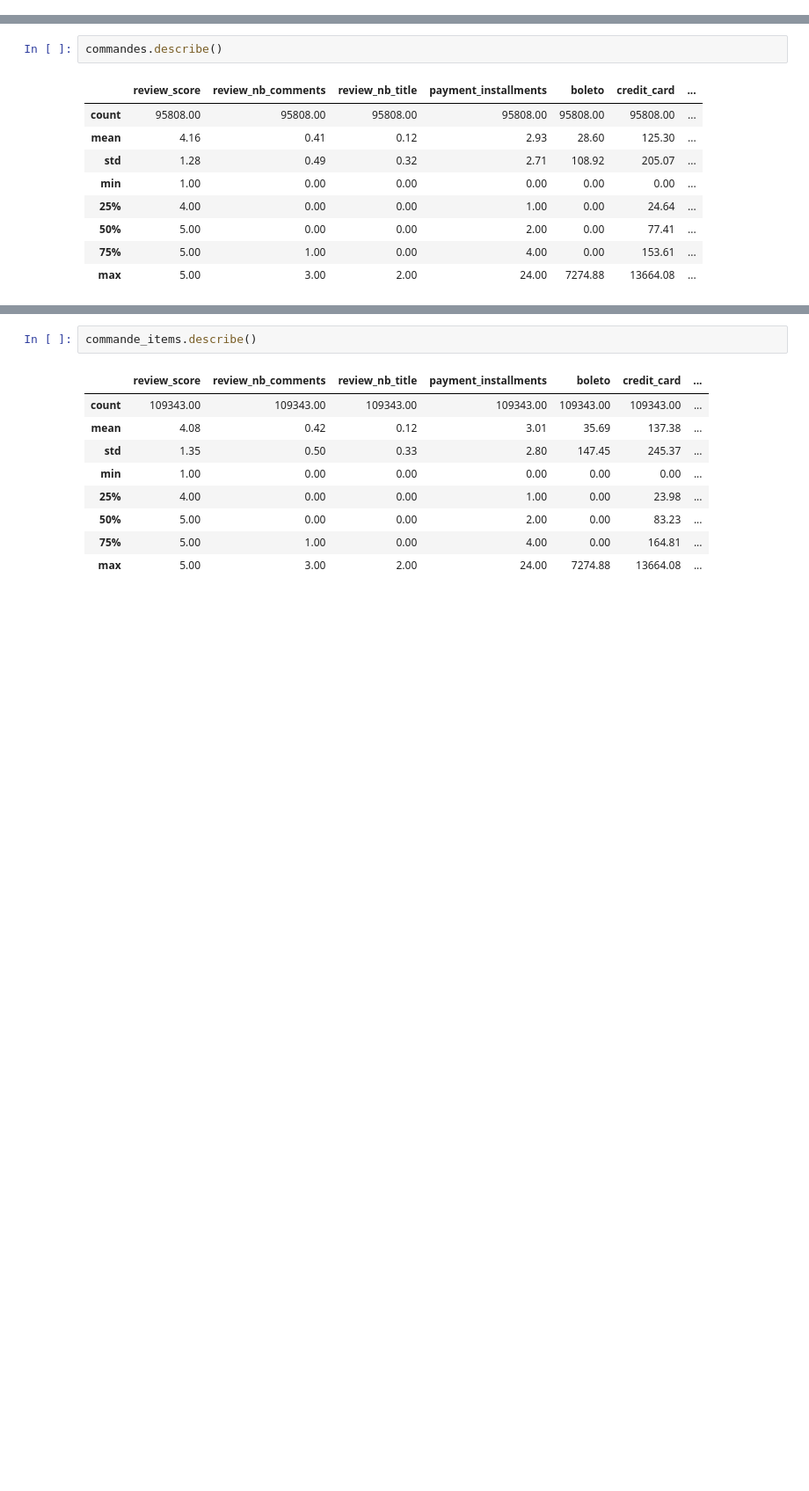
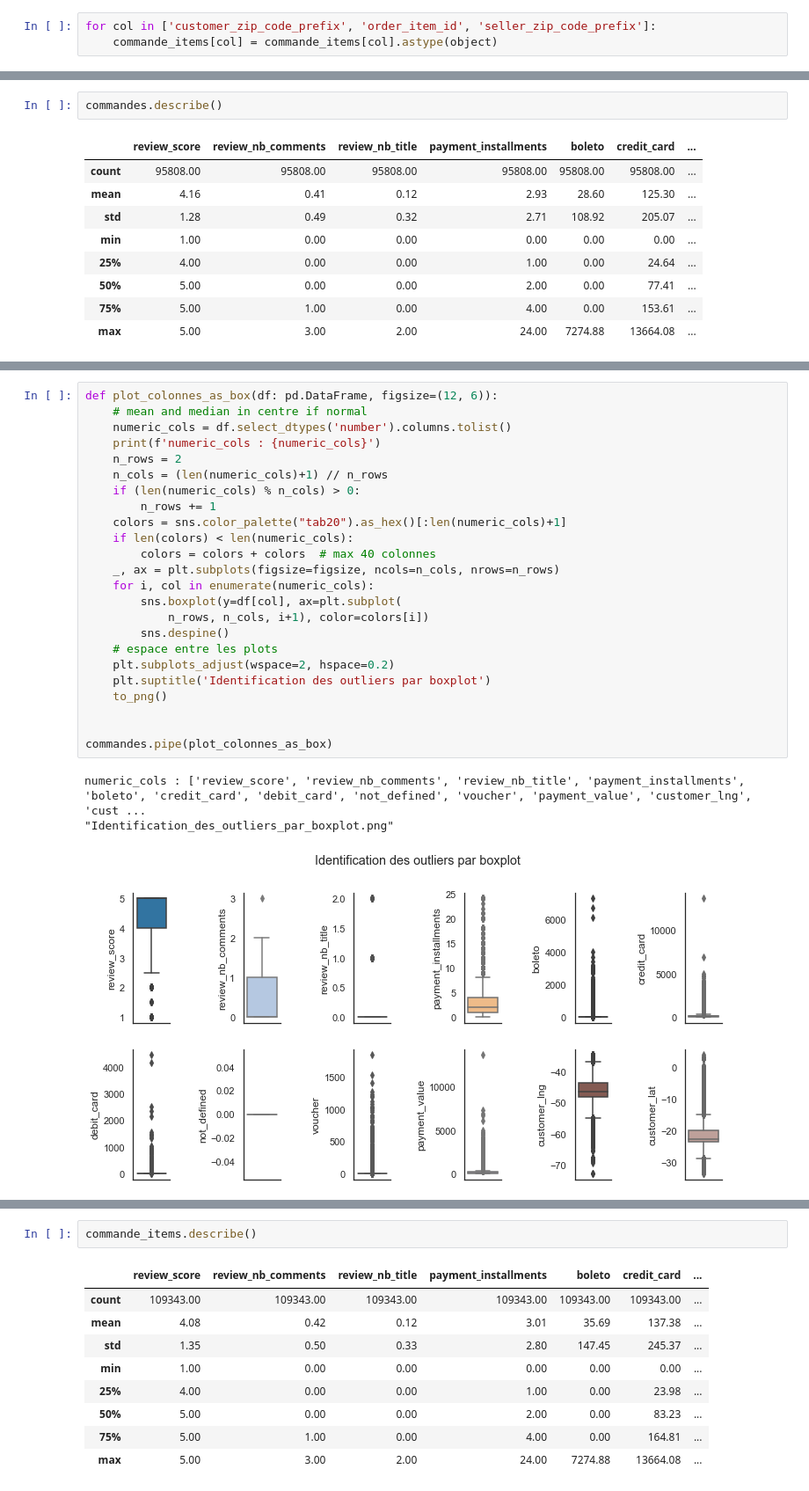
Before and after one commit to mrcreasey/oc-ds-p5-unsupervised-clustering, a Jupyter notebook: P5_01_analyse.ipynb, the cells around one changed output, grey strips where cells are left out. Shown at 88% size. Drawn from its saved outputs; the diff is of its cells as text; blank space fills up the shorter version.

```diff
--- a/P5_01_analyse.ipynb
+++ b/P5_01_analyse.ipynb
@@ -1264,3 +1283,6 @@ Series([], dtype: float64)
+# %%
+for col in ['customer_zip_code_prefix', 'order_item_id', 'seller_zip_code_prefix']:
+    commande_items[col] = commande_items[col].astype(object)
 # %% [markdown]
 ### Création de la table 'clients' (RFM et autres indicateurs client)
 
@@ -1324,0 +1366,28 @@ commandes.describe()
+# %%
+def plot_colonnes_as_box(df: pd.DataFrame, figsize=(12, 6)):
+    # mean and median in centre if normal
+    numeric_cols = df.select_dtypes('number').columns.tolist()
+    print(f'numeric_cols : {numeric_cols}')
+    n_rows = 2
+    n_cols = (len(numeric_cols)+1) // n_rows
+    if (len(numeric_cols) % n_cols) > 0:
+        n_rows += 1
+    colors = sns.color_palette("tab20").as_hex()[:len(numeric_cols)+1]
+    if len(colors) < len(numeric_cols):
+        colors = colors + colors  # max 40 colonnes
+    _, ax = plt.subplots(figsize=figsize, ncols=n_cols, nrows=n_rows)
+    for i, col in enumerate(numeric_cols):
+        sns.boxplot(y=df[col], ax=plt.subplot(
+            n_rows, n_cols, i+1), color=colors[i])
+        sns.despine()
+    # espace entre les plots
+    plt.subplots_adjust(wspace=2, hspace=0.2)
+    plt.suptitle('Identification des outliers par boxplot')
+    to_png()
+
+
+commandes.pipe(plot_colonnes_as_box)
+# %% [output]
+numeric_cols : ['review_score', 'review_nb_comments', 'review_nb_title', 'payment_installments', 'boleto', 'credit_card', 'debit_card', 'not_defined', 'voucher', 'payment_value', 'customer_lng', 'cust ...
+"Identification_des_outliers_par_boxplot.png"
+[figure, added]
```
Also changed, not shown: parts of 29 cells of this notebook.
